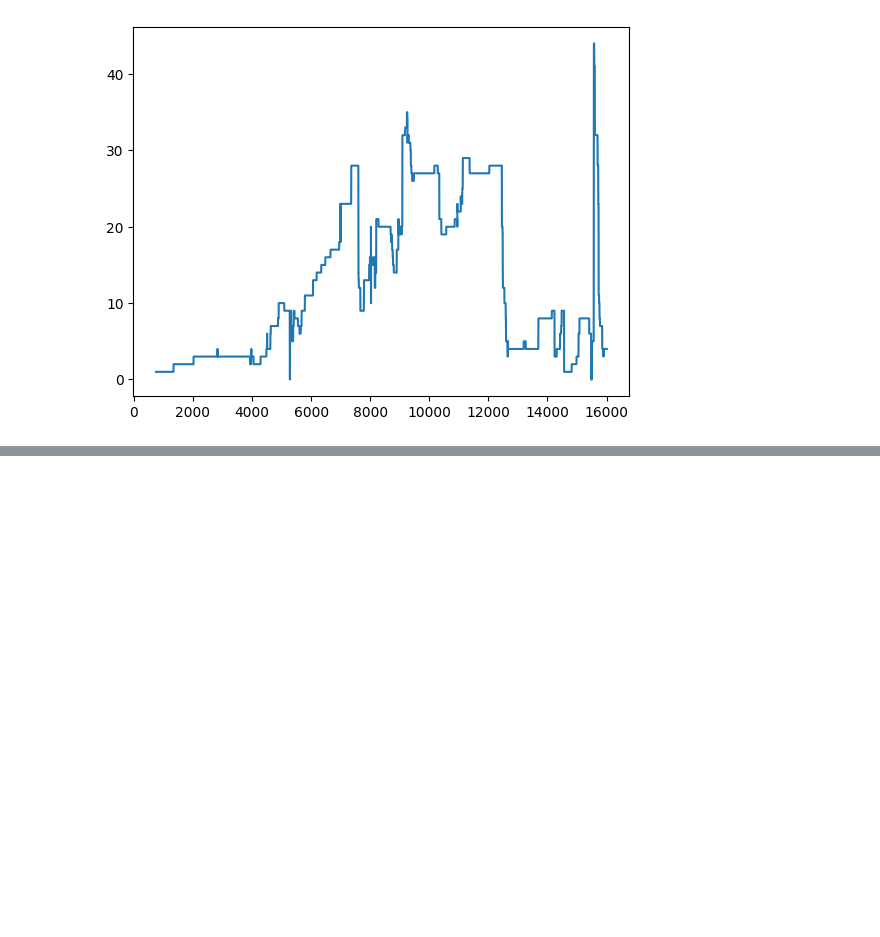
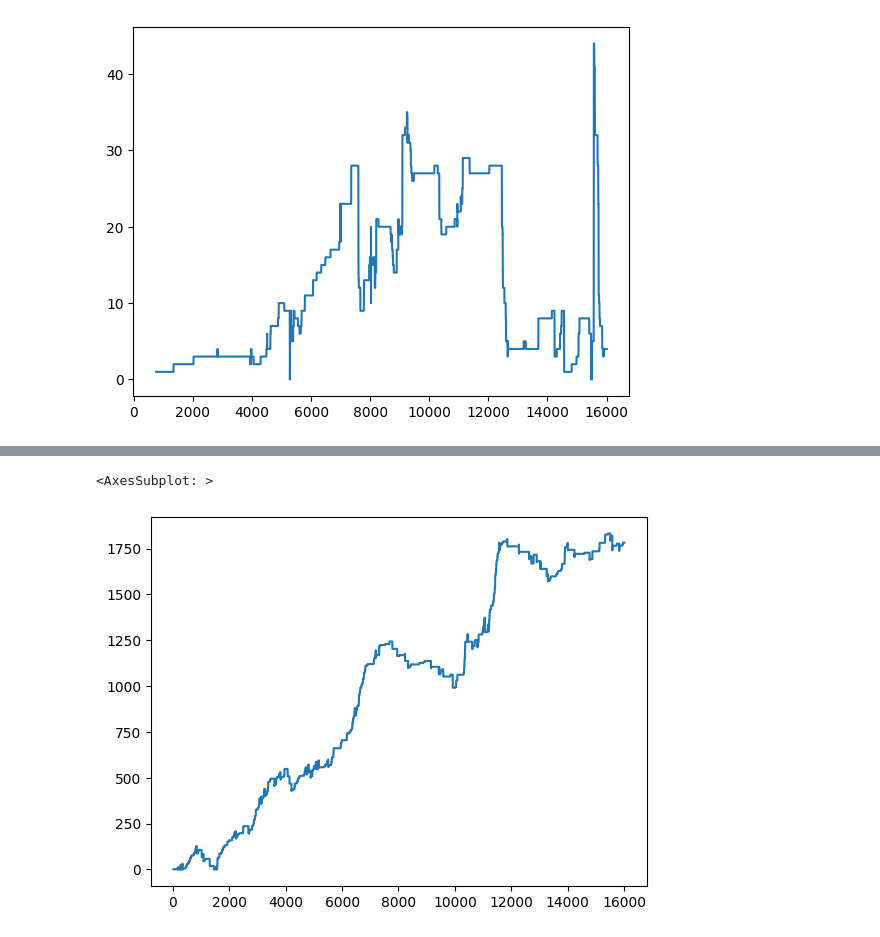
Before and after one commit to LucaTeodorescu/pathofexile-accounting, a Jupyter notebook: exploration.ipynb, the cells around one changed output, grey strips where cells are left out. Drawn from its saved outputs; the diff is of its cells as text; code cells hidden in the pictures; blank space fills up the shorter version.

```diff
--- a/exploration.ipynb
+++ b/exploration.ipynb
@@ -152,0 +158,5 @@ df_Stash["Divine Orb"].plot()
+# %%
+df_Stash["Scroll of Wisdom"].plot()
+# %% [output]
+<AxesSubplot: >
+[figure, added]
```
Also changed, not shown: parts of 2 cells of this notebook.
